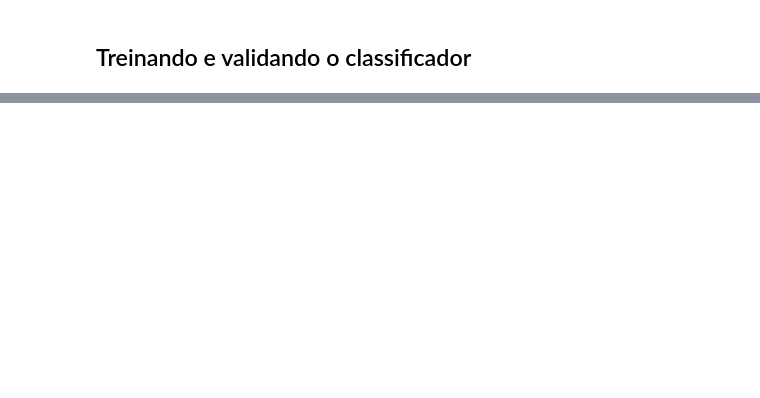
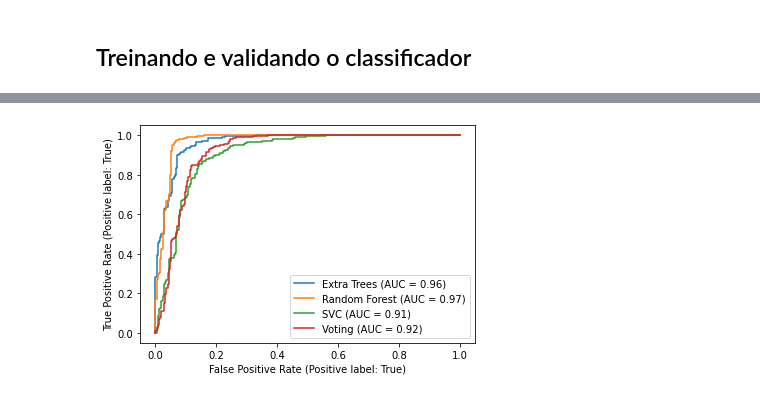
Before and after one commit to fccoelho/text-mining-cientistas-sociais, a Jupyter notebook: Capitulo_5.ipynb, the cells around one changed output, grey strips where cells are left out. Saved outputs shown, nothing was run; the diff lists cells and outputs as text; code cells hidden in the pictures; blank space fills up the shorter version.

```diff
--- a/Capitulo_5.ipynb
+++ b/Capitulo_5.ipynb
@@ -236,4 +217,5 @@ etclf = ExtraTreesClassifier(n_estimators=400, n_jobs=-1,min_samples_leaf=3, war
 # %%
-vcclf = VotingClassifier(estimators=[('rf', rfclf), ('et', etclf)], voting='soft', weights=[1,1])
+vcclf = VotingClassifier(estimators=[('rf', rfclf), ('et', etclf),('svc', svcclf)],
+                         voting='soft', weights=[1,1,1])
 # %% [markdown]
 ## Treinando e validando o classificador
@@ -240,49 +224,36 @@ vcclf = VotingClassifier(estimators=[('rf', rfclf), ('et', etclf)], voting='soft
 # %%
 from collections import defaultdict
 from sklearn.metrics import RocCurveDisplay
-
-scaler = StandardScaler()
 
 acc_hist = defaultdict(lambda: [])
 X2 = data2.values
 
 Xtrain,Xtest,Ytrain,Ytest = train_test_split(X2,Y2, test_size=.25)
 
-probas = defaultdict(lambda: [])
-skf = StratifiedKFold(3, shuffle=True)
+skf = StratifiedKFold(5, shuffle=True)
 
 for train_index, test_index in skf.split(Xtrain, Ytrain):
-    scaler.fit(Xtrain)
-    Xtr = scaler.transform(Xtrain[train_index])
+    Xtr = Xtrain[train_index]
     Ytr = Ytrain[train_index]
     Xval = Xtrain[test_index]
     Yval = Ytrain[test_index]
     print("==> Fitting:")
-    print("==> Extra Trees")
+    # print("Extra Trees")
     etclf.fit(Xtr,Ytrain[train_index])
-    print("Random Forest")
+    # print("Random Forest")
     rfclf.fit(Xtr, Ytrain[train_index])
-    probas['RF'].append((rfclf.predict_proba(Xval), Yval))
-    print("Voting")
+    # print("SVC")
+    svcclf.fit(Xtr, Ytrain[train_index])
+    # print("Voting")
     vcclf.fit(Xtr, Ytrain[train_index])
-    probas['Voting'].append(vcclf.predict_proba(Xval))
     print("==> Scoring:")
     acc_hist['ET'].append(cross_val_score(etclf, Xtrain, Ytrain, cv=2, n_jobs=-1).mean())
-
     acc_hist['RF'].append(cross_val_score(rfclf, Xtrain, Ytrain, cv=2, n_jobs=-1).mean())
+    acc_hist['SVC'].append(cross_val_score(svcclf, Xtrain, Ytrain, cv=2, n_jobs=-1).mean())
     acc_hist['Voting'].append(vcclf.score(Xtrain, Ytrain))
 print_class_report(Xtest, Ytest, etclf, 'ET')
 print_class_report(Xtest, Ytest, rfclf, 'RF')
+print_class_report(Xtest, Ytest, svcclf, 'SVC')
 print_class_report(Xtest, Ytest, vcclf, 'Voting')
-
-#  ROC curve for each model
-
-et_roc = RocCurveDisplay.from_estimator(etclf, Xtest, Ytest)
-ax = plt.gca()
-rf_roc = RocCurveDisplay.from_estimator(rfclf, Xtest, Ytest, ax=ax)
-vc_roc = RocCurveDisplay.from_estimator(vcclf, Xtest, Ytest, ax=ax)
-
-# print('trained {} documents.'.format((n+1)*batchsize))
-df_acc = pd.DataFrame(acc_hist)
 # %% [output]
 ==> Fitting:
@@ -319,0 +279,13 @@ weighted avg       0.76      0.50      0.38       482
+# %%
+#  ROC curve for each model
+
+et_roc = RocCurveDisplay.from_estimator(etclf, Xtest, Ytest, name='Extra Trees')
+ax = plt.gca()
+rf_roc = RocCurveDisplay.from_estimator(rfclf, Xtest, Ytest, ax=ax, name='Random Forest')
+svc_roc = RocCurveDisplay.from_estimator(svcclf, Xtest, Ytest, ax=ax, name='SVC')
+vc_roc = RocCurveDisplay.from_estimator(vcclf, Xtest, Ytest, ax=ax, name='Voting')
+
+# print('trained {} documents.'.format((n+1)*batchsize))
+df_acc = pd.DataFrame(acc_hist)
+# %% [output]
+[figure, added]
```
Also changed, not shown: parts of 27 cells of this notebook, 12 other files.
